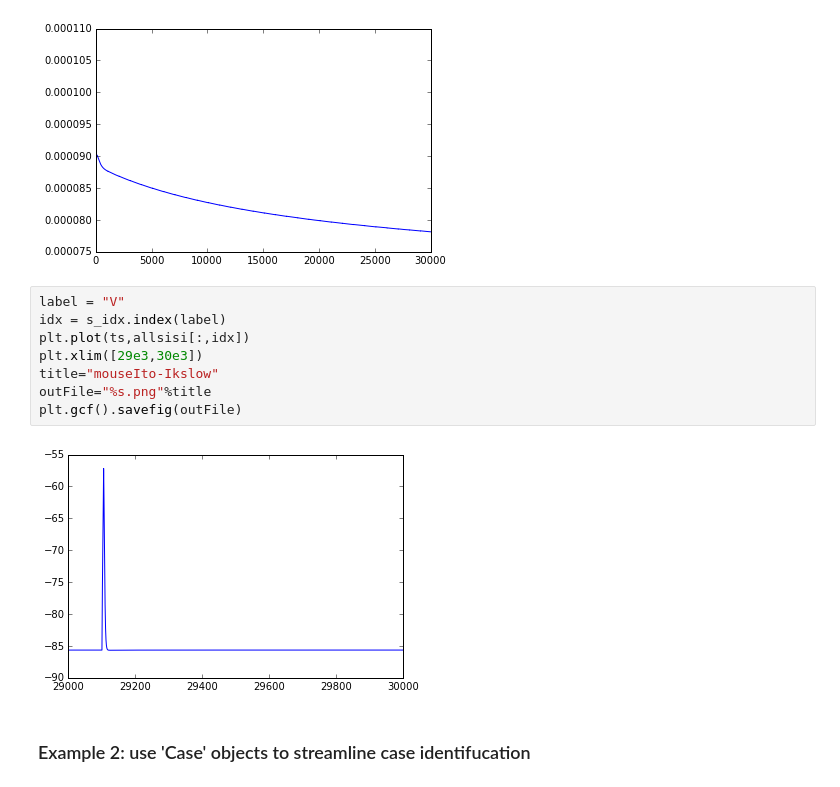
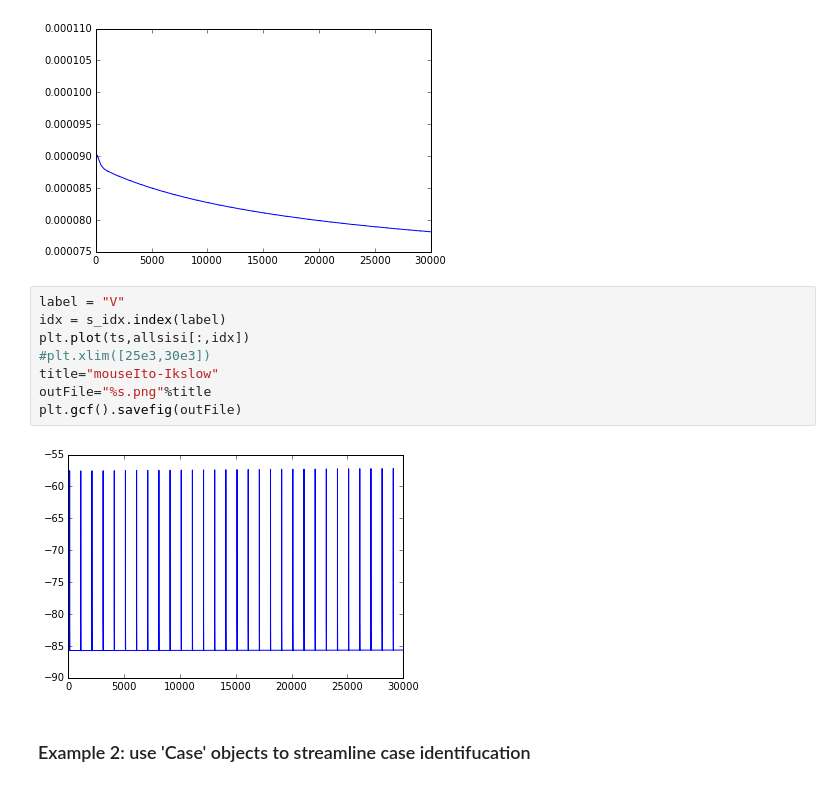
Before and after one commit to huskeypm/wholecell, a Jupyter notebook: ExtendedRuns-despaSweep-mouseIto.ipynb, the cells around one changed output. Saved outputs shown, nothing was run; the diff lists cells and outputs as text.

```diff
--- a/ExtendedRuns-despaSweep-mouseIto.ipynb
+++ b/ExtendedRuns-despaSweep-mouseIto.ipynb
@@ -169,13 +169,13 @@ plt.plot(ts,allsisi[:,idx])
 # %%
 label = "V"
 idx = s_idx.index(label)
 plt.plot(ts,allsisi[:,idx])
-plt.xlim([29e3,30e3])
+#plt.xlim([25e3,30e3])
 title="mouseIto-Ikslow"
 outFile="%s.png"%title
 plt.gcf().savefig(outFile)
 # %% [output]
-[figure, old version]
+[figure, new version]
 # %% [markdown]
 ### Example 2: use 'Case' objects to streamline case identifucation
 # %% [markdown]
```
Also changed, not shown: parts of 1 cell of this notebook, 1 other file.
